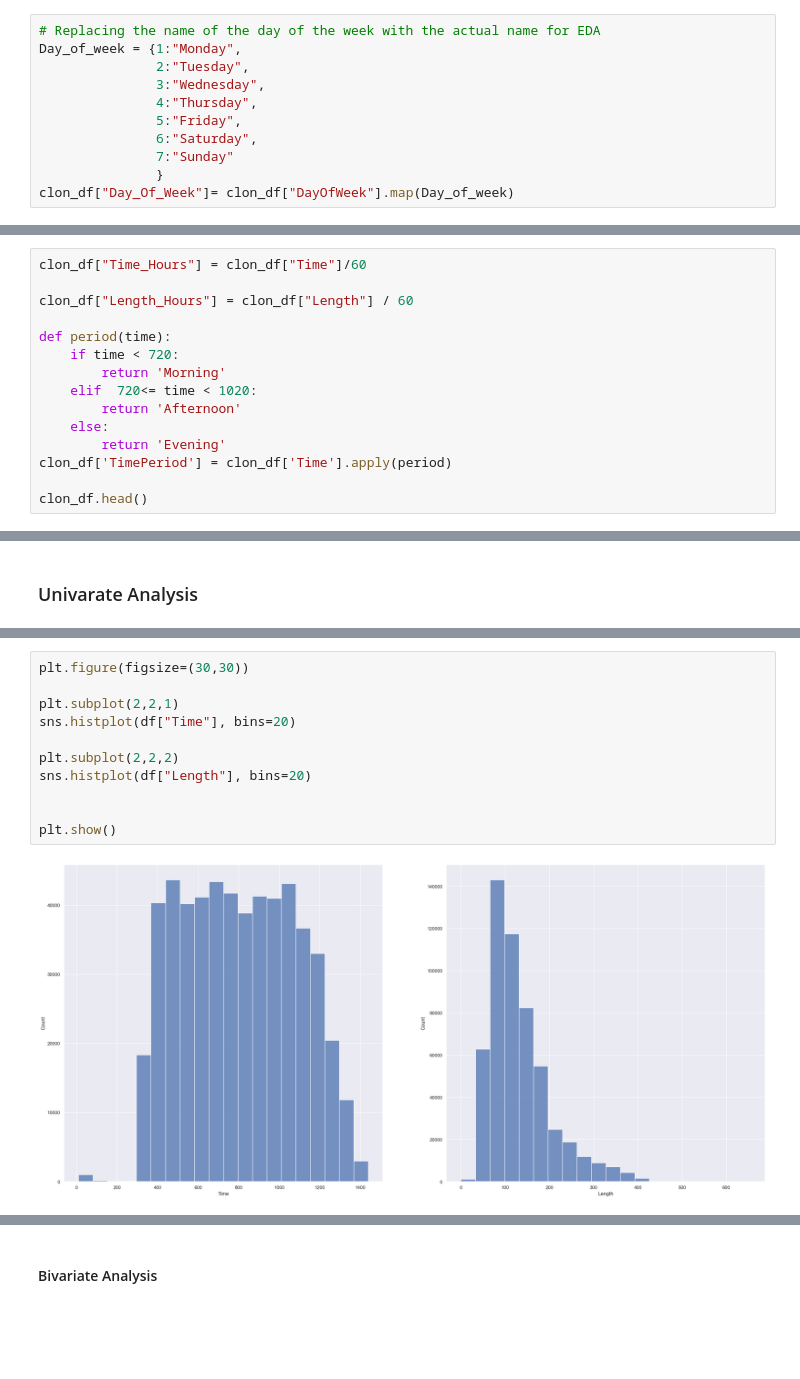
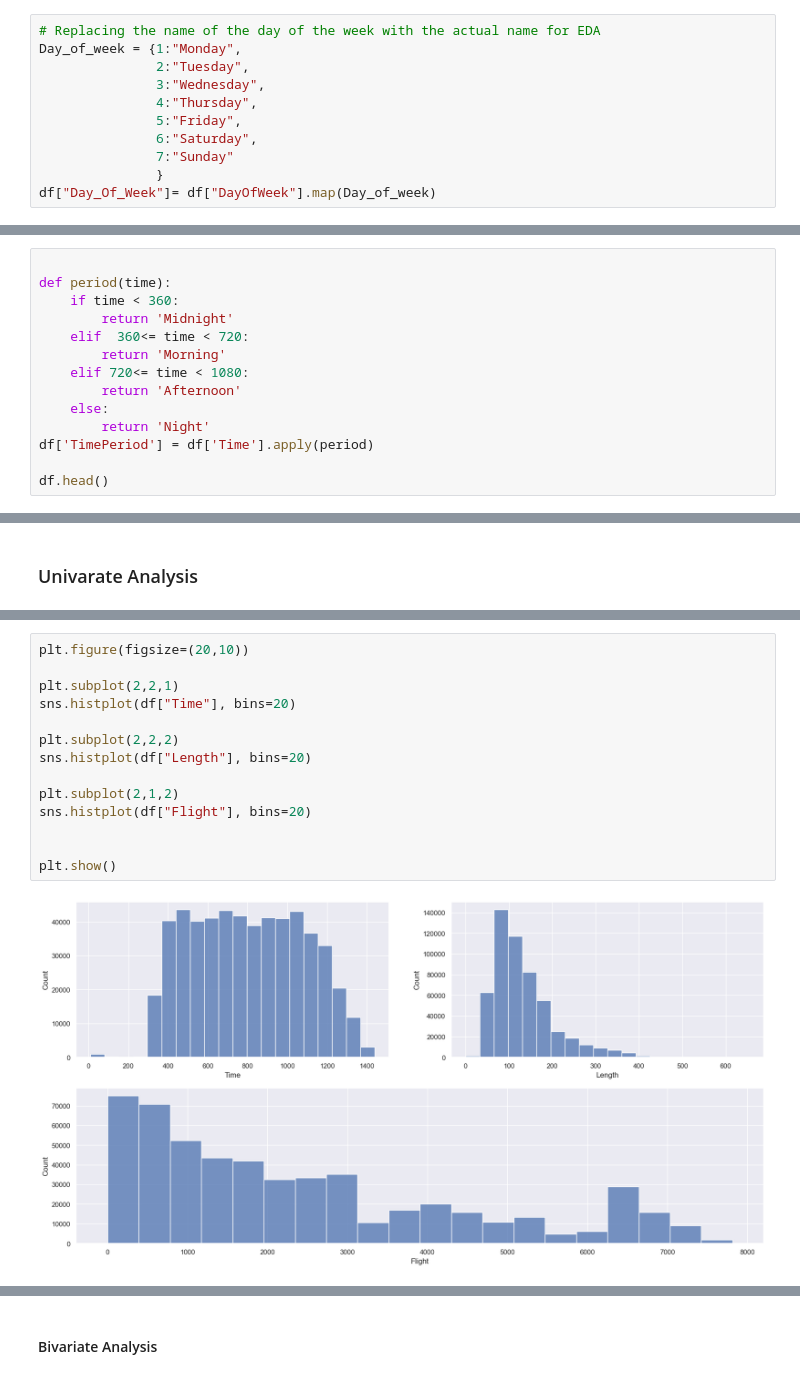
Before and after one commit to GideonKayode/Airlines, a Jupyter notebook: Airline.ipynb, the cells around one changed output, grey strips where cells are left out. Drawn from its saved outputs; the diff is of its cells as text; blank space fills up the shorter version.

```diff
--- a/Airline.ipynb
+++ b/Airline.ipynb
@@ -126,5 +126,5 @@ Day_of_week = {1:"Monday",
                6:"Saturday",
                7:"Sunday"
                }
-clon_df["Day_Of_Week"]= clon_df["DayOfWeek"].map(Day_of_week)
+df["Day_Of_Week"]= df["DayOfWeek"].map(Day_of_week)
 # %%
@@ -137,20 +137,19 @@ clon_df.head()
 | 3 | 4 | AA | 2466 | SFO | DFW | 3 | 20 | 195 | 1 | Wednesday |
 | 4 | 5 | AS | 108 | ANC | SEA | 3 | 30 | 202 | 0 | Wednesday |
 # %%
-clon_df["Time_Hours"] = clon_df["Time"]/60
-
-clon_df["Length_Hours"] = clon_df["Length"] / 60
 
 def period(time):
-    if time < 720:
+    if time < 360:
+        return 'Midnight'
+    elif  360<= time < 720:
         return 'Morning'
-    elif  720<= time < 1020:
+    elif 720<= time < 1080:
         return 'Afternoon'
     else:
-        return 'Evening'
-clon_df['TimePeriod'] = clon_df['Time'].apply(period)
+        return 'Night'
+df['TimePeriod'] = df['Time'].apply(period)
 
-clon_df.head()
+df.head()
 # %% [output]
 |  | id | Airline | Flight | AirportFrom | AirportTo | DayOfWeek | Time | Length | Delay | Day_Of_Week | ... |
 | 0 | 1 | CO | 269 | SFO | IAH | 3 | 15 | 205 | 1 | Wednesday | ... |
@@ -235,13 +232,16 @@ Passing `palette` without assigning `hue` is deprecated and will be removed in v
 # %%
-plt.figure(figsize=(30,30))
+plt.figure(figsize=(20,10))
 
 plt.subplot(2,2,1)
 sns.histplot(df["Time"], bins=20)
 
 plt.subplot(2,2,2)
 sns.histplot(df["Length"], bins=20)
 
+plt.subplot(2,1,2)
+sns.histplot(df["Flight"], bins=20)
+
 
 plt.show()
 # %% [output]
-[figure, old version]
+[figure, new version]
```
Also changed, not shown: parts of 97 cells of this notebook.
